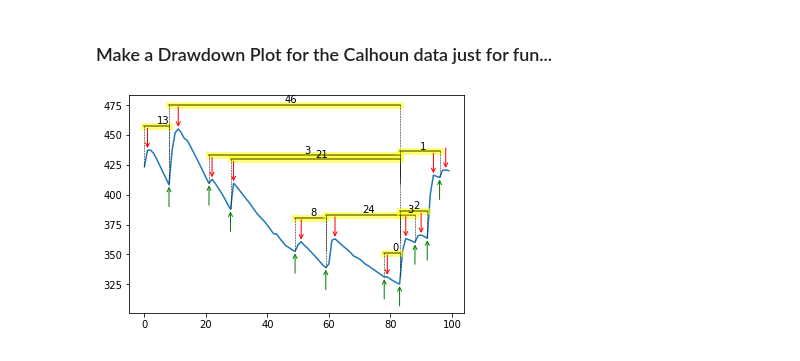
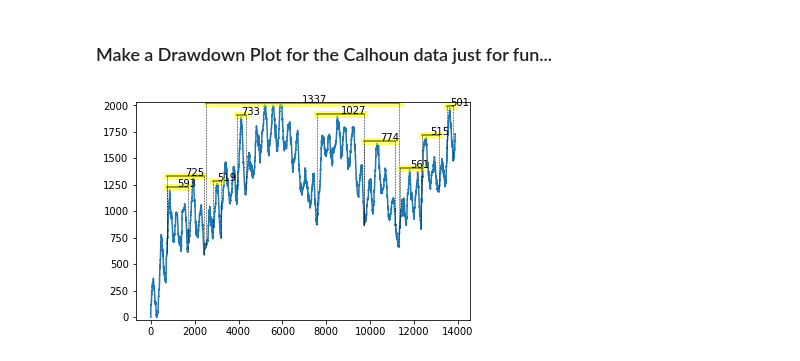
Before and after one commit to ecohydro/drawdowns, a Jupyter notebook: Drawdowns.ipynb, the cells around one changed output. Drawn from its saved outputs; the diff is of its cells as text; code cells hidden in the pictures.

```diff
--- a/Drawdowns.ipynb
+++ b/Drawdowns.ipynb
@@ -134,7 +137,16 @@ Text(0.5, 1.0, 'CDF of Drawdown Sizes, F(d)')
 [figure]
 # %% [markdown]
 ### Make a Drawdown Plot for the Calhoun data just for fun...
-# %%
-plot_ups_and_downs(data,drawdowns=df,min_loc=600, max_loc=700, offset=20)
-# %% [output]
-[figure, removed]
+# %%
+threshold=500  # Minimum size of drawdowns to label
+min_loc=0      # First value of the dataseries to plot
+max_loc=13877  # Last value of the dataseries to plot
+
+plot_ups_and_downs(
+    data,drawdowns=df,
+    threshold=threshold,
+    show_up_locs=False,show_down_locs=False,
+    min_loc=min_loc, max_loc=max_loc,
+    offset=20)
+# %% [output]
+[figure, added]
```
Also changed, not shown: parts of 4 cells of this notebook, 1 other file.
